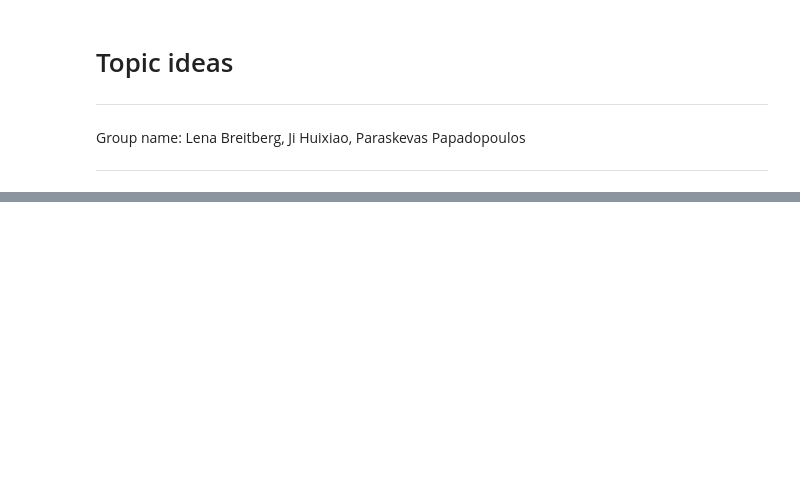
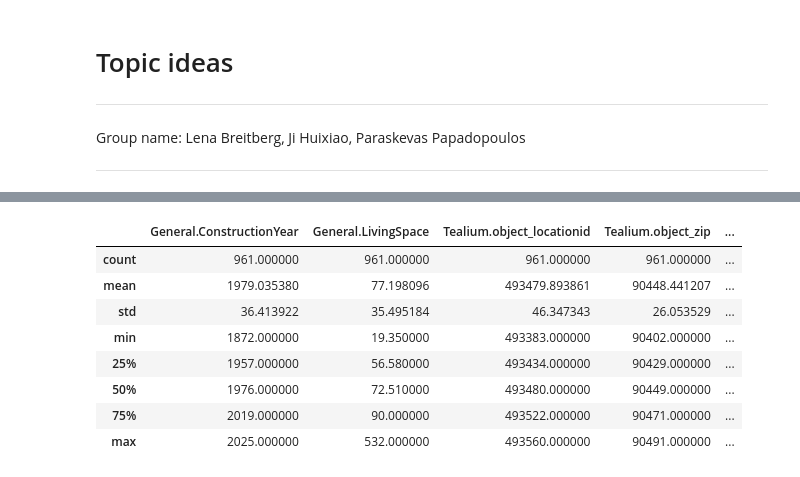
Before and after one commit to hdm-statistik-lpj/project, a Jupyter notebook: references/topic-ideas.ipynb, the cells around one changed output, grey strips where cells are left out. Saved outputs shown, nothing was run; the diff lists cells and outputs as text; code cells hidden in the pictures; blank space fills up the shorter version.

```diff
--- a/references/topic-ideas.ipynb
+++ b/references/topic-ideas.ipynb
@@ -171,0 +102,12 @@ Identifikation der Ziel-Länder basierend auf Produkten, Produktarten (Sub-Produ
+# %%
+immobilienDf.describe()
+# %% [output]
+|  | General.ConstructionYear | General.LivingSpace | Tealium.object_locationid | Tealium.object_zip | ... |
+| count | 961.000000 | 961.000000 | 961.000000 | 961.000000 | ... |
+| mean | 1979.035380 | 77.198096 | 493479.893861 | 90448.441207 | ... |
+| std | 36.413922 | 35.495184 | 46.347343 | 26.053529 | ... |
+| min | 1872.000000 | 19.350000 | 493383.000000 | 90402.000000 | ... |
+| 25% | 1957.000000 | 56.580000 | 493434.000000 | 90429.000000 | ... |
+| 50% | 1976.000000 | 72.510000 | 493480.000000 | 90449.000000 | ... |
+| 75% | 2019.000000 | 90.000000 | 493522.000000 | 90471.000000 | ... |
+| max | 2025.000000 | 532.000000 | 493560.000000 | 90491.000000 | ... |
```
Also changed, not shown: parts of 15 cells of this notebook.
